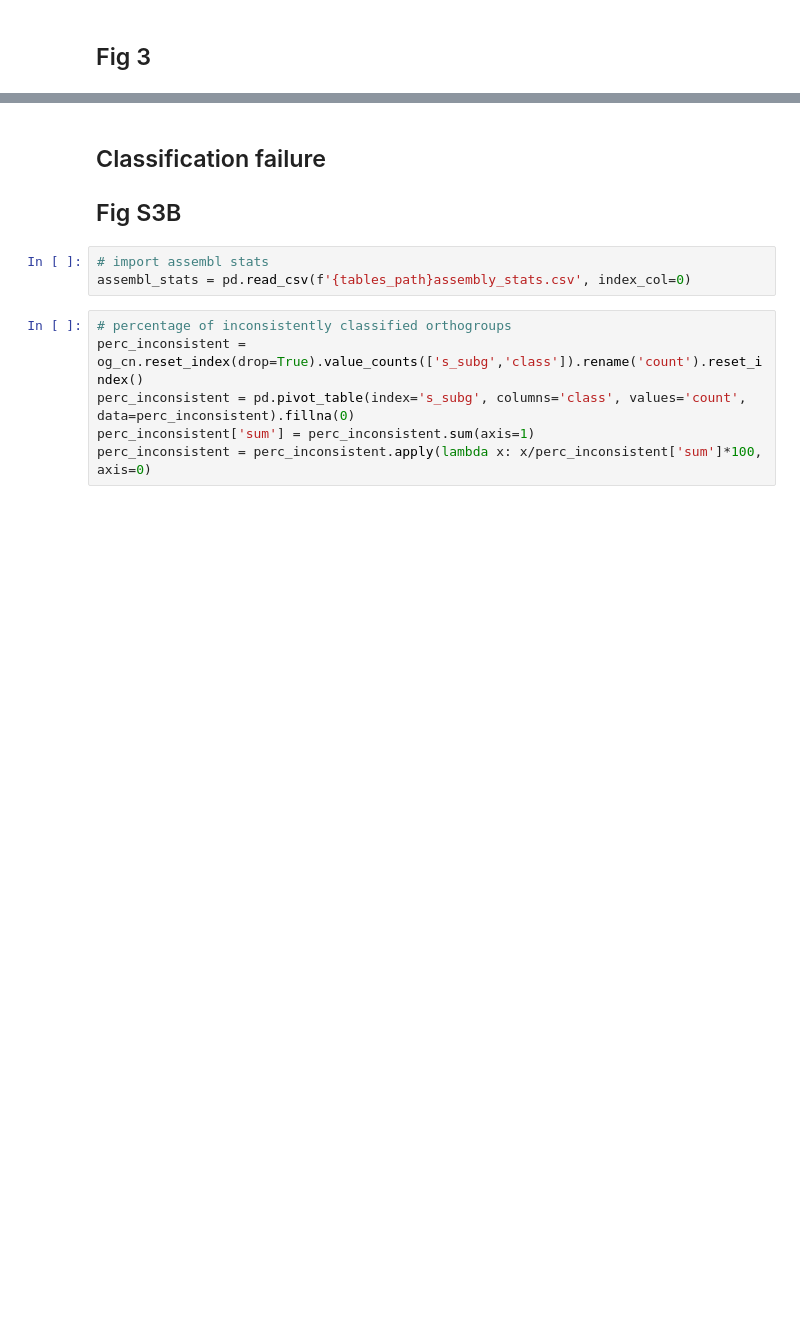
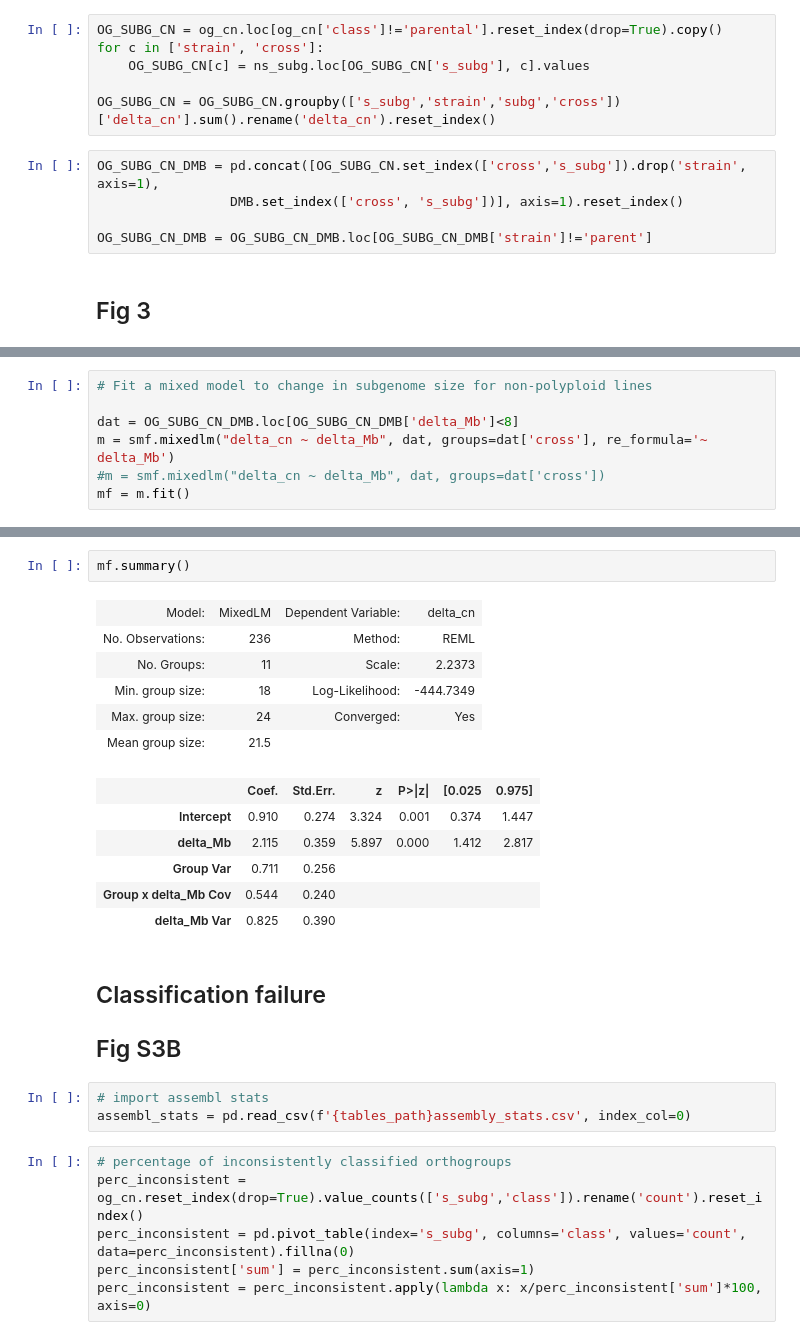
Before and after one commit to mhenault1/lrma, a Jupyter notebook: script/sv.ipynb, the cells around one changed output, grey strips where cells are left out. Drawn from its saved outputs; the diff is of its cells as text; blank space fills up the shorter version.

Commit message:
Edited main sv.ipynb script to include subgenome size analyses; added rates.ipynb for fluctuation assays

```diff
--- a/script/sv.ipynb
+++ b/script/sv.ipynb
@@ -1120,5 +1150,16 @@ for cross, df in OG_STRAIN_CN.groupby('cross'):
 
 wsr_delta_cn = pd.DataFrame(wsr_delta_cn, columns=['cross', 'W', 'pval']).set_index('cross')
 wsr_delta_cn['pval_corr'] = multipletests(wsr_delta_cn['pval'], method='fdr_bh')[1]
+# %%
+OG_SUBG_CN = og_cn.loc[og_cn['class']!='parental'].reset_index(drop=True).copy()
+for c in ['strain', 'cross']:
+    OG_SUBG_CN[c] = ns_subg.loc[OG_SUBG_CN['s_subg'], c].values
+
+OG_SUBG_CN = OG_SUBG_CN.groupby(['s_subg','strain','subg','cross'])['delta_cn'].sum().rename('delta_cn').reset_index()
+# %%
+OG_SUBG_CN_DMB = pd.concat([OG_SUBG_CN.set_index(['cross','s_subg']).drop('strain', axis=1),
+                 DMB.set_index(['cross', 's_subg'])], axis=1).reset_index()
+
+OG_SUBG_CN_DMB = OG_SUBG_CN_DMB.loc[OG_SUBG_CN_DMB['strain']!='parent']
 # %% [markdown]
 ## Fig 3
@@ -1247,0 +1320,7 @@ plt.close()
+# %%
+# Fit a mixed model to change in subgenome size for non-polyploid lines
+
+dat = OG_SUBG_CN_DMB.loc[OG_SUBG_CN_DMB['delta_Mb']<8]
+m = smf.mixedlm("delta_cn ~ delta_Mb", dat, groups=dat['cross'], re_formula='~ delta_Mb')
+#m = smf.mixedlm("delta_cn ~ delta_Mb", dat, groups=dat['cross'])
+mf = m.fit()
@@ -1248,3 +1396,18 @@ plt.close()
+# %%
+mf.summary()
+# %% [output]
+| Model: | MixedLM | Dependent Variable: | delta_cn |
+| No. Observations: | 236 | Method: | REML |
+| No. Groups: | 11 | Scale: | 2.2373 |
+| Min. group size: | 18 | Log-Likelihood: | -444.7349 |
+| Max. group size: | 24 | Converged: | Yes |
+| Mean group size: | 21.5 |  |  |
+|  | Coef. | Std.Err. | z | P>|z| | [0.025 | 0.975] |
+| Intercept | 0.910 | 0.274 | 3.324 | 0.001 | 0.374 | 1.447 |
+| delta_Mb | 2.115 | 0.359 | 5.897 | 0.000 | 1.412 | 2.817 |
+| Group Var | 0.711 | 0.256 |  |  |  |  |
+| Group x delta_Mb Cov | 0.544 | 0.240 |  |  |  |  |
+| delta_Mb Var | 0.825 | 0.390 |  |  |  |  |
 # %% [markdown]
 ## Classification failure
 ## Fig S3B
```
Also changed, not shown: parts of 22 cells of this notebook, 1 other file.
